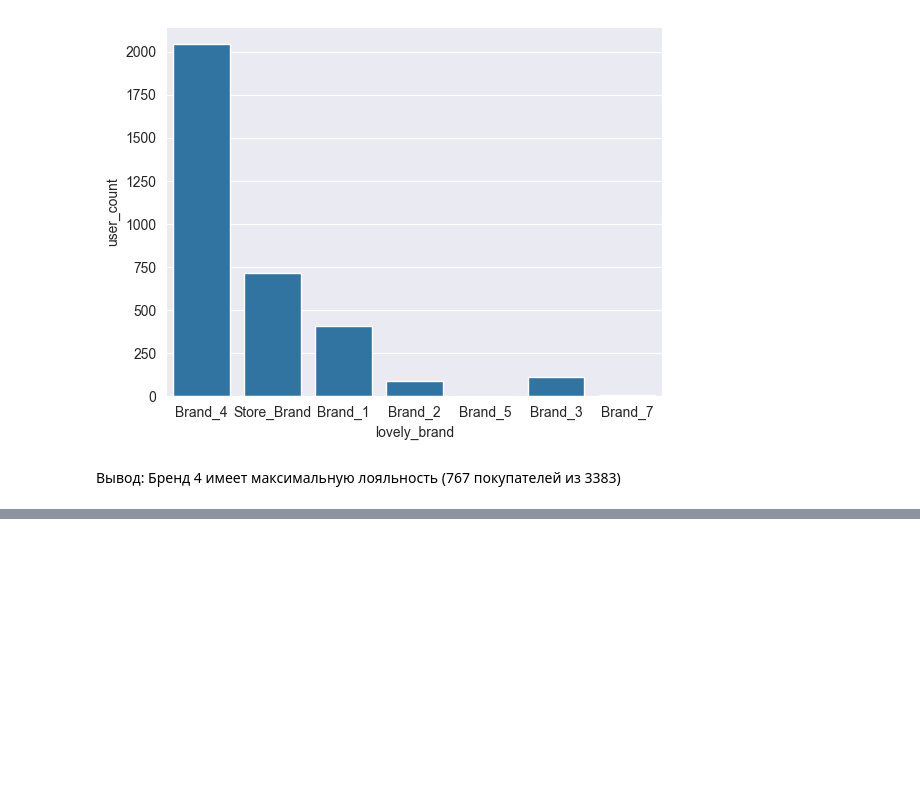
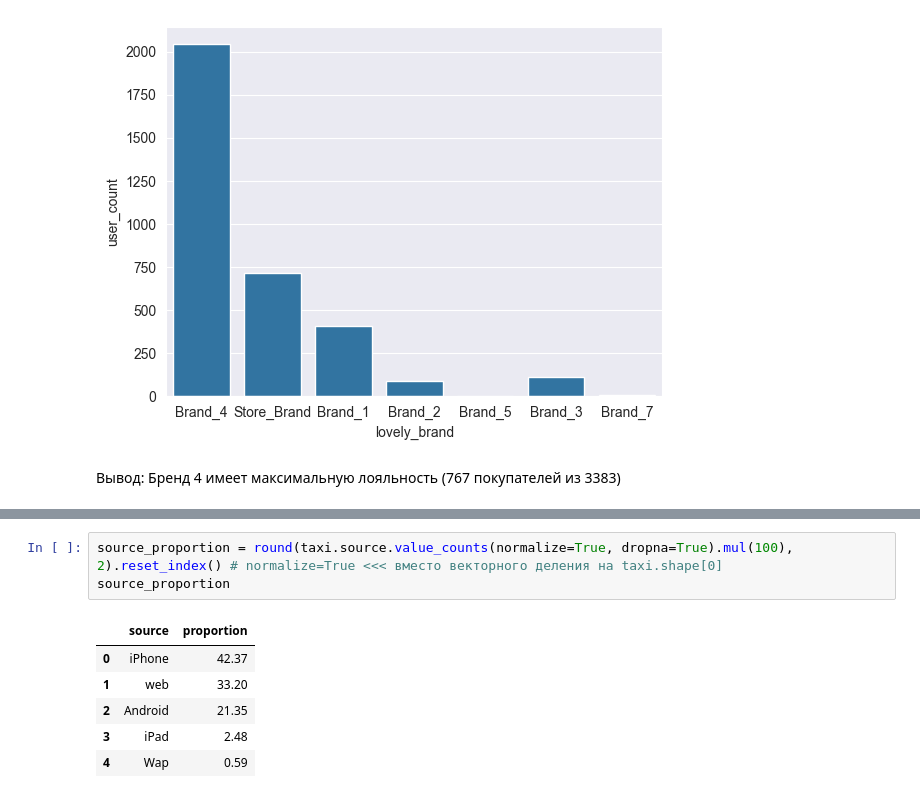
Before and after one commit to JustRomanVolkov/DataAnalyst, a Jupyter notebook: lesson_3.ipynb, the cells around one changed output, grey strips where cells are left out. Drawn from its saved outputs; the diff is of its cells as text; blank space fills up the shorter version.

```diff
--- a/lesson_3.ipynb
+++ b/lesson_3.ipynb
@@ -241,0 +283,10 @@ ax2=sns.barplot(x="lovely_brand", y="user_count", data=brands_loyalty)
+# %%
+source_proportion = round(taxi.source.value_counts(normalize=True, dropna=True).mul(100), 2).reset_index() # normalize=True <<< вместо векторного деления на taxi.shape[0]
+source_proportion
+# %% [output]
+|  | source | proportion |
+| 0 | iPhone | 42.37 |
+| 1 | web | 33.20 |
+| 2 | Android | 21.35 |
+| 3 | iPad | 2.48 |
+| 4 | Wap | 0.59 |
```
Also changed, not shown: parts of 8 cells of this notebook.
